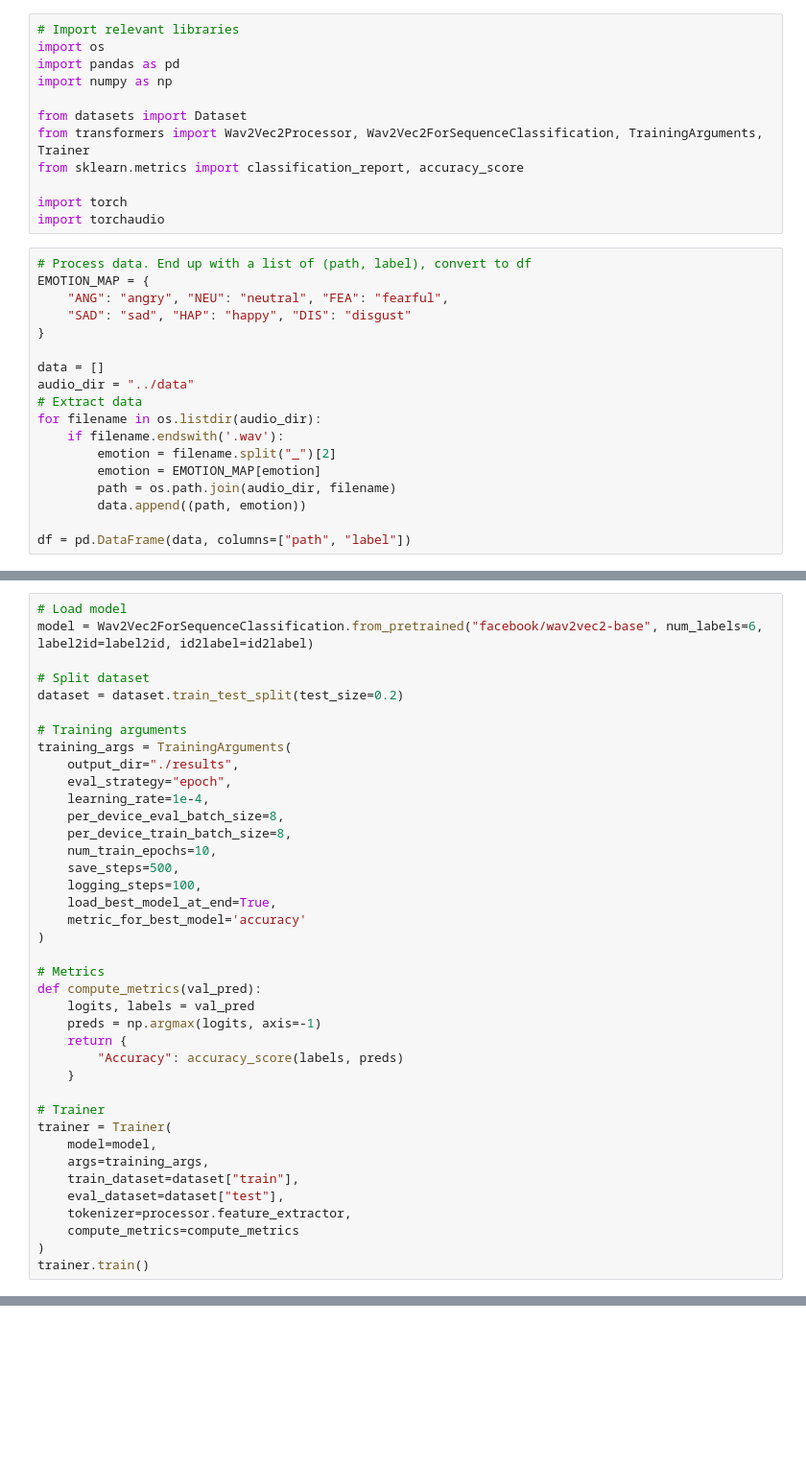
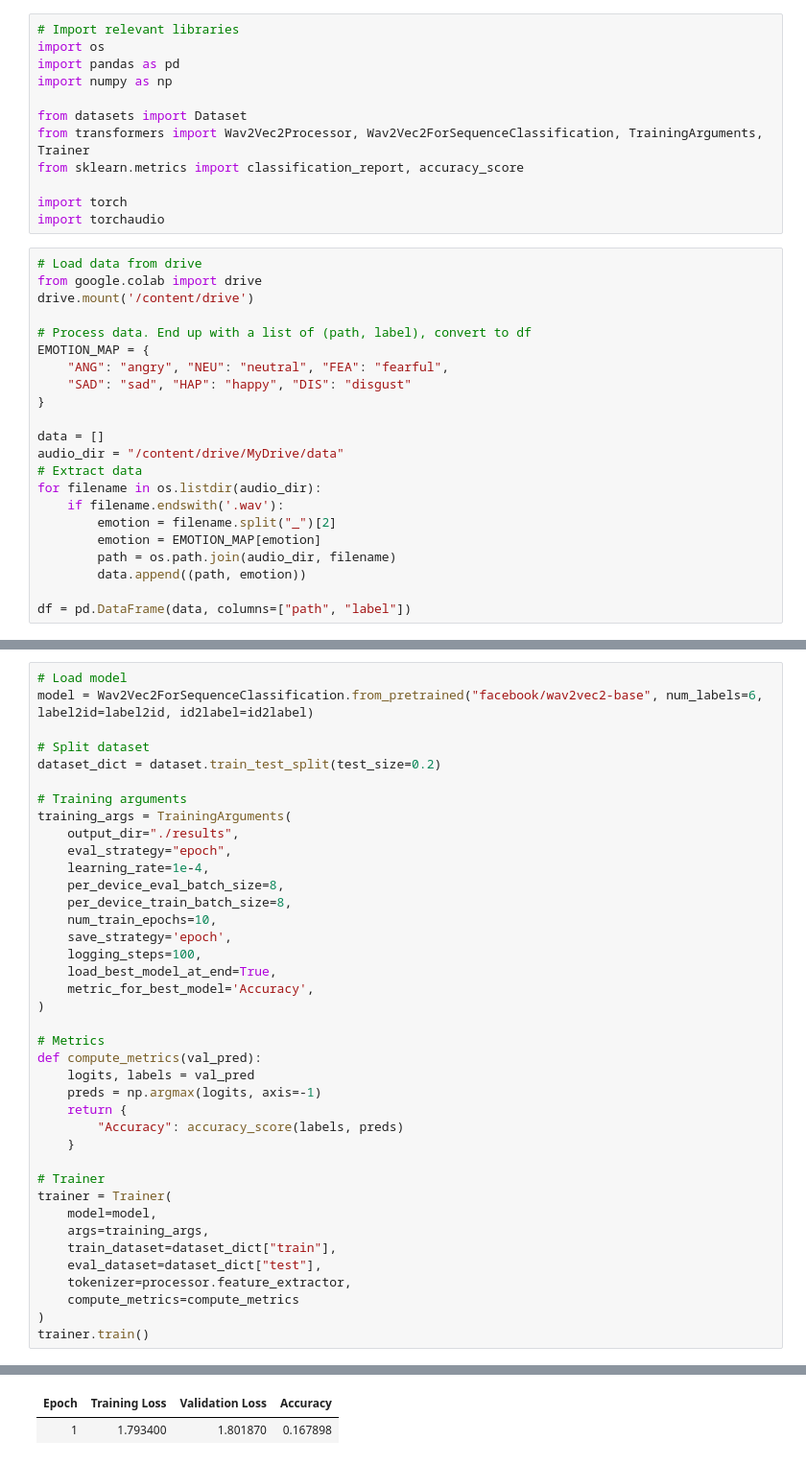
Before and after one commit to kelvin17-glitch/emotion_recognition, a Jupyter notebook: notebooks/four.ipynb, the cells around one changed output, grey strips where cells are left out. Shown at 96% size. Drawn from its saved outputs; the diff is of its cells as text; blank space fills up the shorter version.

Commit message:
Add Google Colab notebook - overwrite four.ipynb

```diff
--- a/notebooks/four.ipynb
+++ b/notebooks/four.ipynb
@@ -23,6 +15,10 @@ from sklearn.metrics import classification_report, accuracy_score
 import torch
 import torchaudio
 # %%
+# Load data from drive
+from google.colab import drive
+drive.mount('/content/drive')
+
 # Process data. End up with a list of (path, label), convert to df
 EMOTION_MAP = {
     "ANG": "angry", "NEU": "neutral", "FEA": "fearful",
@@ -30,7 +26,7 @@ EMOTION_MAP = {
 }
 
 data = []
-audio_dir = "../data"
+audio_dir = "/content/drive/MyDrive/data"
 # Extract data
 for filename in os.listdir(audio_dir):
     if filename.endswith('.wav'):
@@ -67,7 +68,7 @@ dataset = dataset.map(preprocess, remove_columns=["path"])
 model = Wav2Vec2ForSequenceClassification.from_pretrained("facebook/wav2vec2-base", num_labels=6, label2id=label2id, id2label=id2label)
 
 # Split dataset
-dataset = dataset.train_test_split(test_size=0.2)
+dataset_dict = dataset.train_test_split(test_size=0.2)
 
 # Training arguments
 training_args = TrainingArguments(
@@ -77,10 +78,10 @@ training_args = TrainingArguments(
     per_device_eval_batch_size=8,
     per_device_train_batch_size=8,
     num_train_epochs=10,
-    save_steps=500,
+    save_strategy='epoch',
     logging_steps=100,
     load_best_model_at_end=True,
-    metric_for_best_model='accuracy'
+    metric_for_best_model='Accuracy',
 )
 
 # Metrics
@@ -95,9 +96,10 @@ def compute_metrics(val_pred):
 trainer = Trainer(
     model=model,
     args=training_args,
-    train_dataset=dataset["train"],
-    eval_dataset=dataset["test"],
+    train_dataset=dataset_dict["train"],
+    eval_dataset=dataset_dict["test"],
     tokenizer=processor.feature_extractor,
     compute_metrics=compute_metrics
 )
 trainer.train()
+# %% [output]
@@ -103,0 +127,2 @@ trainer.train()
+| Epoch | Training Loss | Validation Loss | Accuracy |
+| 1 | 1.793400 | 1.801870 | 0.167898 |
```
Also changed, not shown: parts of 6 cells of this notebook, 1 other file.
